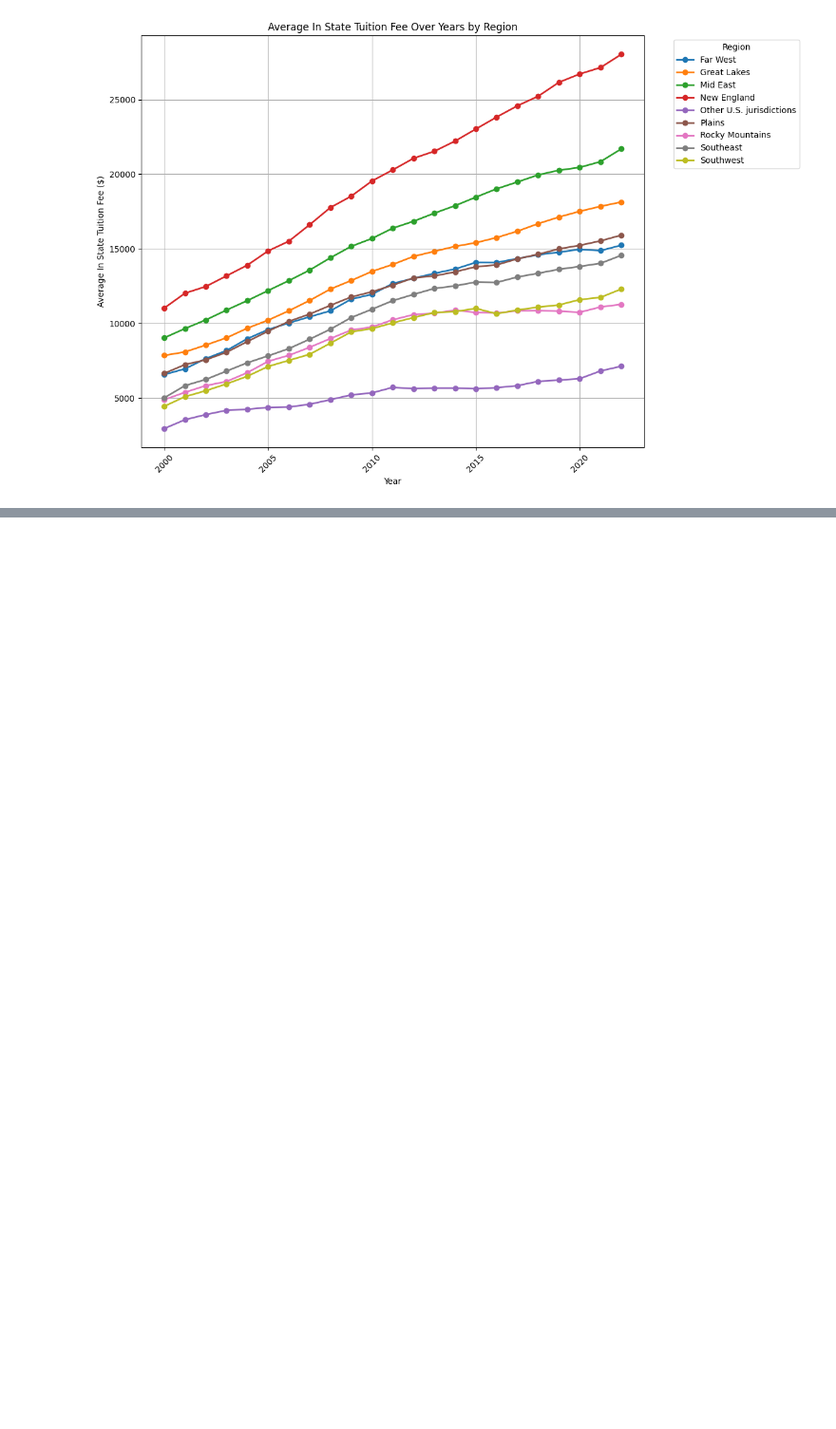
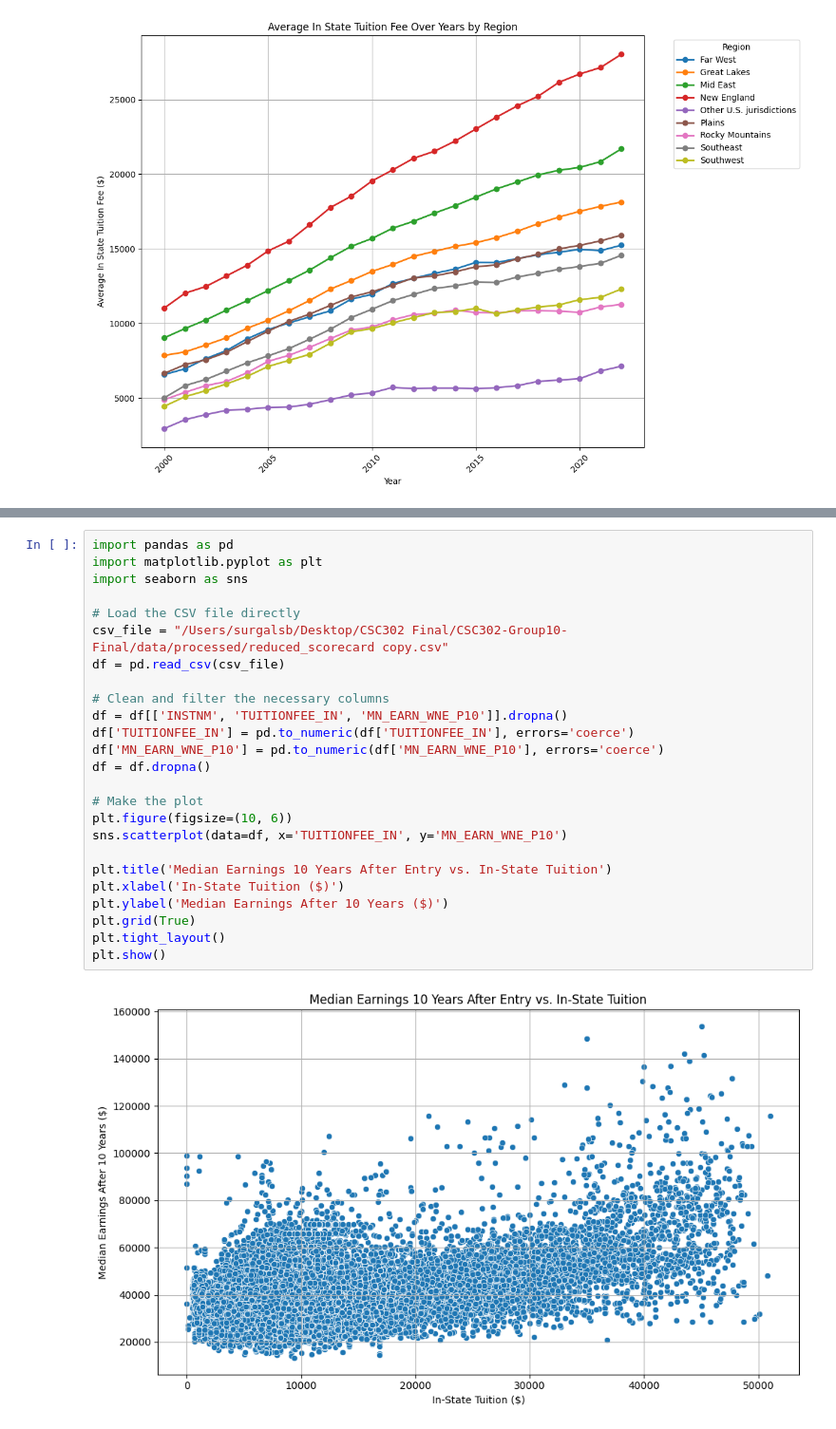
Before and after one commit to cambentz/CSC302-Group10-Final, a Jupyter notebook: notebooks/scorecard_merge_year.ipynb, the cells around one changed output, grey strips where cells are left out. Shown at 95% size. Saved outputs shown, nothing was run; the diff lists cells and outputs as text; blank space fills up the shorter version.

```diff
--- a/notebooks/scorecard_merge_year.ipynb
+++ b/notebooks/scorecard_merge_year.ipynb
@@ -283,0 +442,27 @@ plt.show()
+# %%
+import pandas as pd
+import matplotlib.pyplot as plt
+import seaborn as sns
+
+# Load the CSV file directly
+csv_file = "/Users/surgalsb/Desktop/CSC302 Final/CSC302-Group10-Final/data/processed/reduced_scorecard copy.csv"
+df = pd.read_csv(csv_file)
+
+# Clean and filter the necessary columns
+df = df[['INSTNM', 'TUITIONFEE_IN', 'MN_EARN_WNE_P10']].dropna()
+df['TUITIONFEE_IN'] = pd.to_numeric(df['TUITIONFEE_IN'], errors='coerce')
+df['MN_EARN_WNE_P10'] = pd.to_numeric(df['MN_EARN_WNE_P10'], errors='coerce')
+df = df.dropna()
+
+# Make the plot
+plt.figure(figsize=(10, 6))
+sns.scatterplot(data=df, x='TUITIONFEE_IN', y='MN_EARN_WNE_P10')
+
+plt.title('Median Earnings 10 Years After Entry vs. In-State Tuition')
+plt.xlabel('In-State Tuition ($)')
+plt.ylabel('Median Earnings After 10 Years ($)')
+plt.grid(True)
+plt.tight_layout()
+plt.show()
+# %% [output]
+[figure, added]
```
Also changed, not shown: parts of 23 cells of this notebook.
